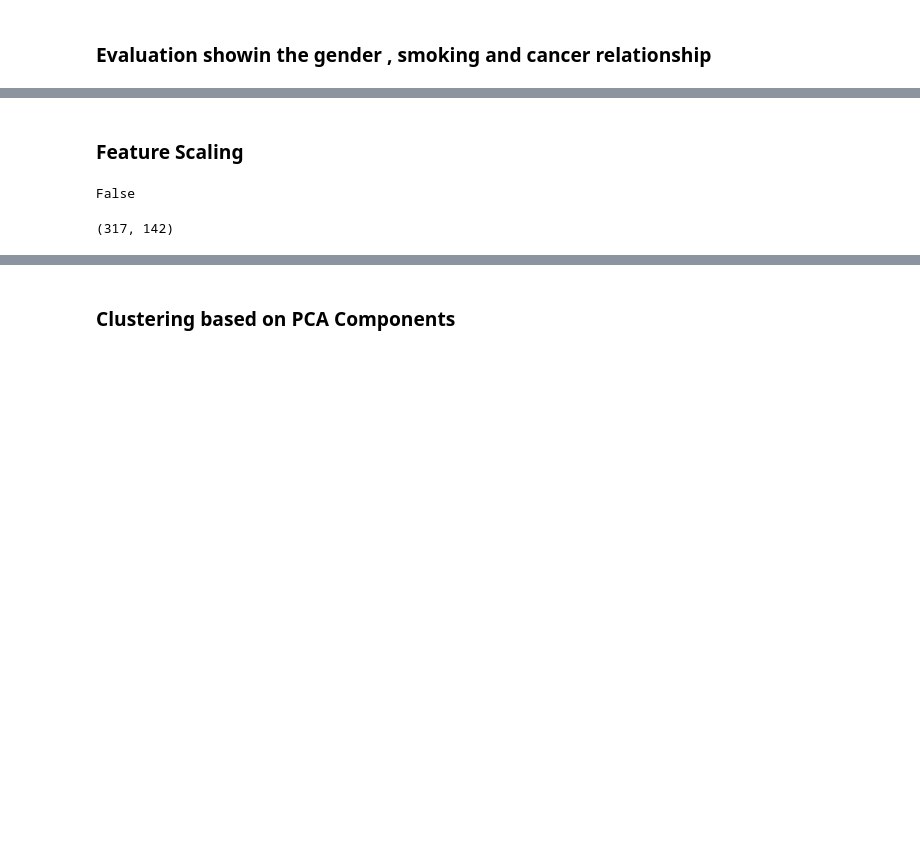
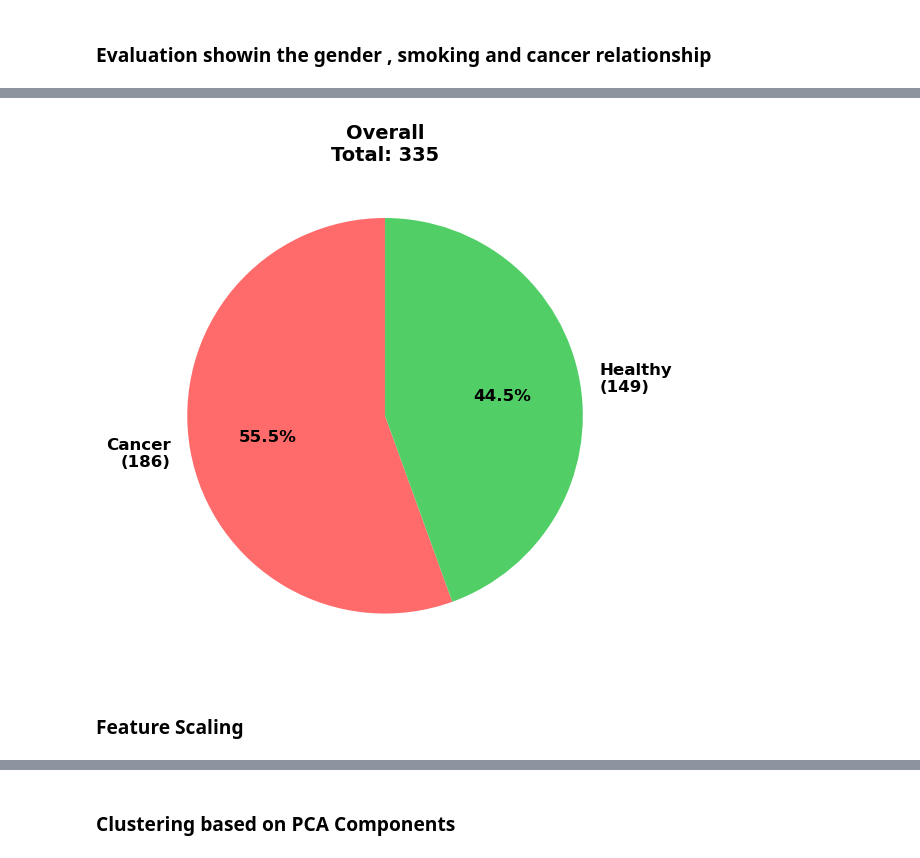
Before and after one commit to npgilman/lung_cancer_metabolomics, a Jupyter notebook: updatedlungscancer.ipynb, the cells around one changed output, grey strips where cells are left out. Drawn from its saved outputs; the diff is of its cells as text; code cells hidden in the pictures; blank space fills up the shorter version.

```diff
--- a/updatedlungscancer.ipynb
+++ b/updatedlungscancer.ipynb
@@ -361,2 +73,24 @@ combined_df.drop('dataset', axis=1, inplace=True)
+# %%
+data = combined_df.copy()
+data = data[data["gender"] != "NA"]
+
+y = (data["cancer_status"] == "Healthy").map({False: 1, True: 0})
+X_clinical = data.drop(["organ"], axis=1)
+
+X_clinical["smoker"] = X_clinical["smoker"].map({"Former": 0, "Current": 1})
+X_clinical["gender"] = X_clinical["gender"].map({"F": 0, "M": 1})
+X_clinical["cancer_status"] = (X_clinical["cancer_status"] == "Healthy").map({False: 1, True: 0})
+
+X_metabolics = data.drop("cancer_status", axis=1).drop(["smoker", "gender", "organ"], axis=1)
+
+def na_vals(X):
+    X = X.replace("", np.nan)
+    X = X.apply(pd.to_numeric)
+    X = X.fillna(X.mean(numeric_only=True))
+    return X
+
+X_clinical = na_vals(X_clinical)
+X_metabolics = na_vals(X_metabolics)
+combined_df = X_clinical
 # %% [markdown]
 ### Evaluation showin the gender , smoking and cancer relationship
@@ -622,2 +97,24 @@ Overall:
+# %%
+# Calculate counts
+cancer = ((combined_df['cancer_status'] == 1)).sum()
+healthy = ((combined_df['cancer_status'] == 0)).sum()
+
+# Create figure with 3 pie charts
+fig, axes = plt.subplots(1, 1, figsize=(6, 8))
+overall_data = [cancer, healthy]
+overall_labels = [f'Cancer\n({cancer})', f'Healthy\n({healthy})']
+colors3 = ['#ff6b6b', '#51cf66']
+
+axes.pie(overall_data, labels=overall_labels, autopct='%1.1f%%',
+            colors=colors3, startangle=90, textprops={'fontsize': 12, 'weight': 'bold'})
+axes.set_title('Overall\n' + f'Total: {len(combined_df)}',
+                  fontsize=14, fontweight='bold')
+
+plt.tight_layout()
+plt.savefig(base_path + 'demography_cancer_smokers_gen.png', dpi=300, bbox_inches='tight')
+
+plt.show()
+# %% [output]
+[figure, added]
 # %% [markdown]
 ### Feature  Scaling
@@ -628,8 +120,0 @@ combined_df.dropna(inplace=True)
-# %%
-combined_df.isnull().values.any()
-# %% [output]
-False
-# %%
-combined_df.shape
-# %% [output]
-(317, 142)
```
Also changed, not shown: parts of 63 cells of this notebook, 2 other files.
